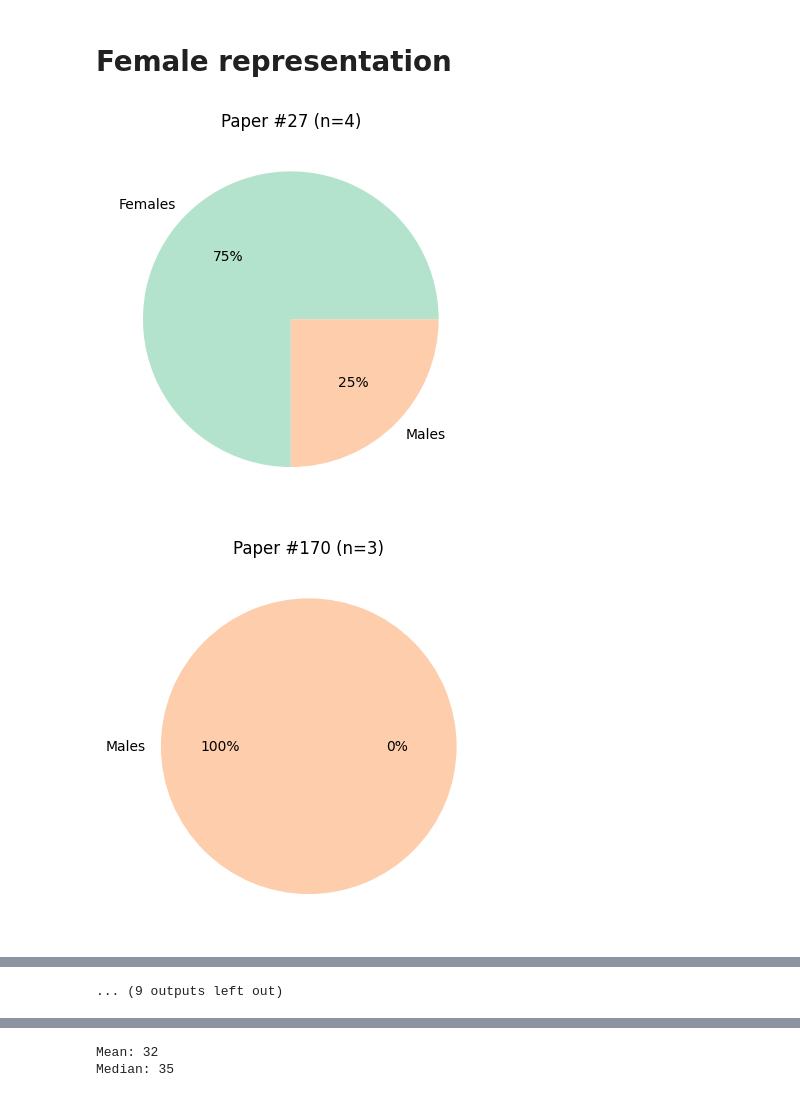
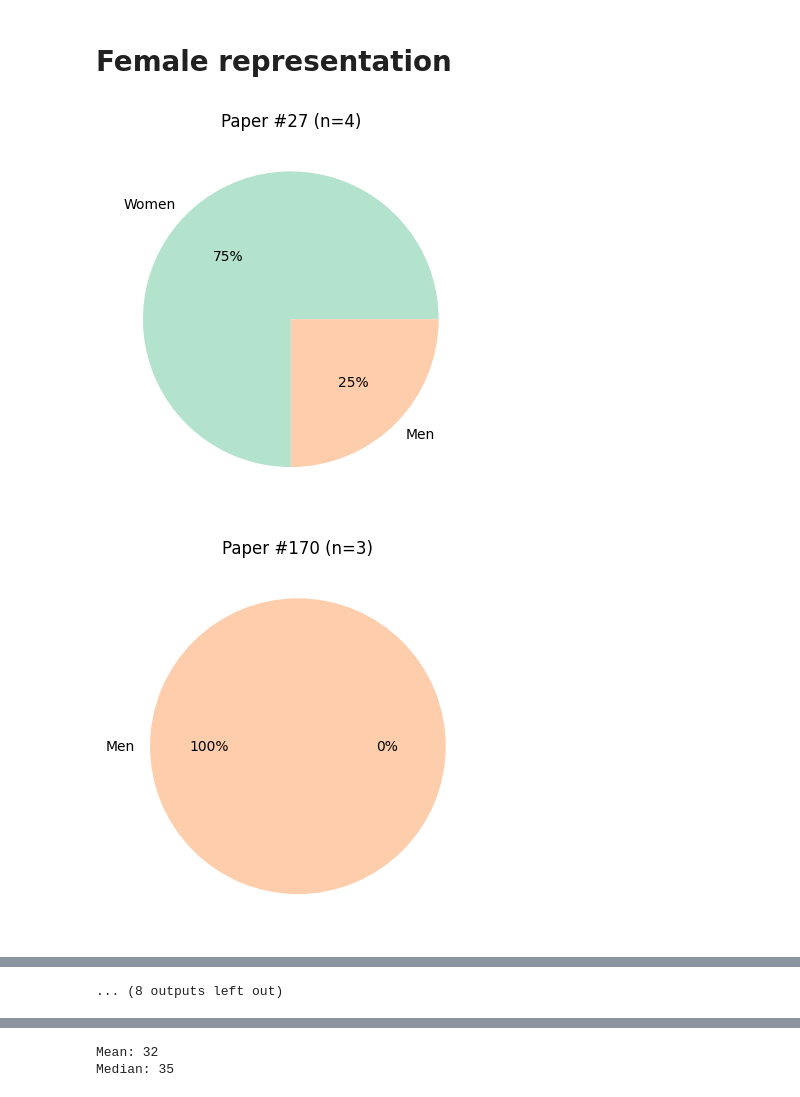
Before and after one commit to crisrogo/ISCTs_review, a Jupyter notebook: figures.ipynb, the cells around one changed output, grey strips where cells are left out. Saved outputs shown, nothing was run; the diff lists cells and outputs as text; code cells hidden in the pictures.

```diff
--- a/figures.ipynb
+++ b/figures.ipynb
@@ -185,7 +233,8 @@ text = list(country_counts.keys()),
 colorbar = {'tickfont': {'size': 20,
                          'color': 'black'},
            'tickvals': list(range(0,np.max(list(country_counts.values()))+1,10)),
-           'dtick': 1},
+           'dtick': 1,
+           'x': 1},
 
 )
 
@@ -203,6 +252,7 @@ layout = dict(title='Number of authors of ISCTs papers per affiliation of all au
 chmap = go.Figure(data = [data],layout = layout)
 
 iplot(chmap)
+pio.write_image(chmap, '/home/crg17/Desktop/KCL_projects/ISCTs_review/figures/map_author_all.png',width=850)
 
 
 {k: v for k, v in sorted(country_counts.items(), key=lambda item: item[1], reverse=True)}
@@ -643,40 +712,40 @@ total_patients = 0
 # Create a list to store the data for the final pie chart
 final_data = [0, 0]
 
 for item in original_data:
     # Check if 'females' key has a valid value
     if not isinstance(item["females"], float) and item['sample'] != 'population':
         # Add data to the list for each entry
         pie_data.append([item["females"], item["n_patients"] - item["females"]])
         titles.append(item["id"])
         # Add data to the list for the final pie chart
         final_data[0] += item["females"]
         final_data[1] += item["n_patients"] - item["females"]
         total_patients += item["n_patients"]
 
 # Plot a pie chart for each entry
 for i, data in enumerate(pie_data):
     plt.figure()
     if data[1] == 0:
-        plt.pie(data, labels=["Females", ""], colors=[color_scheme(i) for i in range(len(data))],
+        plt.pie(data, labels=["Women", ""], colors=[color_scheme(i) for i in range(len(data))],
         autopct='%1.f%%')
     elif data[0] == 0:
-        plt.pie(data, labels=["", "Males"], colors=[color_scheme(i) for i in range(len(data))],
+        plt.pie(data, labels=["", "Men"], colors=[color_scheme(i) for i in range(len(data))],
         autopct='%1.f%%')
     else:
-        plt.pie(data, labels=["Females", "Males"], colors=[color_scheme(i) for i in range(len(data))],
+        plt.pie(data, labels=["Women", "Men"], colors=[color_scheme(i) for i in range(len(data))],
         autopct='%1.f%%')
 
     plt.title(f"Paper #{titles[i]} (n={data[0]+data[1]})")
-    plt.savefig("/home/crg17/Desktop/KCL_projects/ISCTs_review/figures/" + "Paper #" + str(titles[i]) + ".png")
+    plt.savefig("/home/crg17/Desktop/KCL_projects/ISCTs_review/figures/" + "Paper #" + str(titles[i]) + ".png", dpi=500, bbox_inches='tight')
 
 # Plot a final pie chart
 plt.figure()
-plt.pie(final_data, labels=["Females", "Males"], colors=[color_scheme(i) for i in range(len(final_data))],
-        autopct='%1.f%%')
+plt.pie(final_data, labels=["Women", "Men"], colors=[color_scheme(i) for i in range(len(final_data))],
+        autopct='%1.f%%', wedgeprops={'linewidth': 1, 'edgecolor': 'black'})
 plt.title(f"Total (n={total_patients})")
-plt.show()
-plt.savefig("/home/crg17/Desktop/KCL_projects/ISCTs_review/figures/total.png")
+# plt.show()
+plt.savefig("/home/crg17/Desktop/KCL_projects/ISCTs_review/figures/total.png", dpi=500, bbox_inches='tight')
 # %% [output]
-[figure, old version]
+[figure, new version]
-[figure, old version]
+[figure, new version]
@@ -693,4 +762,4 @@ plt.savefig("/home/crg17/Desktop/KCL_projects/ISCTs_review/figures/total.png")
-... (9 outputs left out)
+... (8 outputs left out)
 # %%
 from collections import Counter
 import matplotlib.pyplot as plt
```
Also changed, not shown: parts of 16 cells of this notebook.
